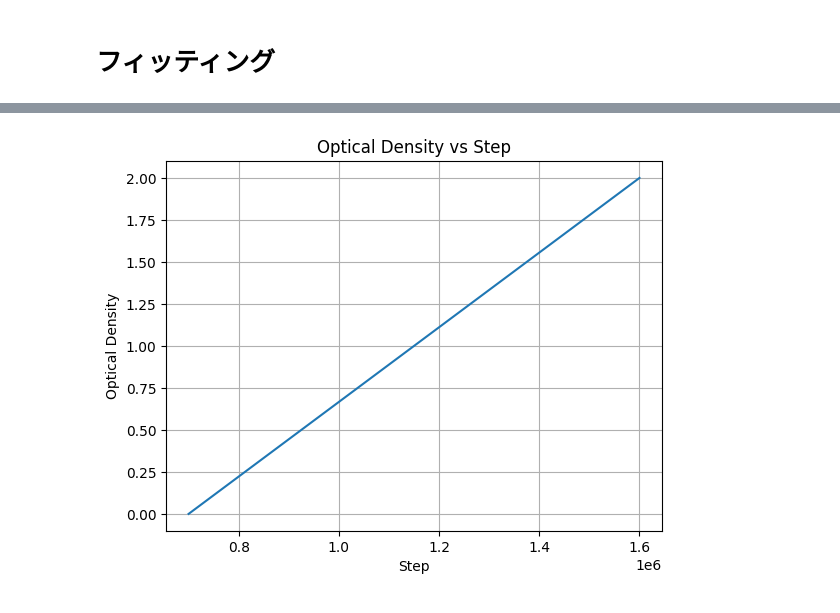
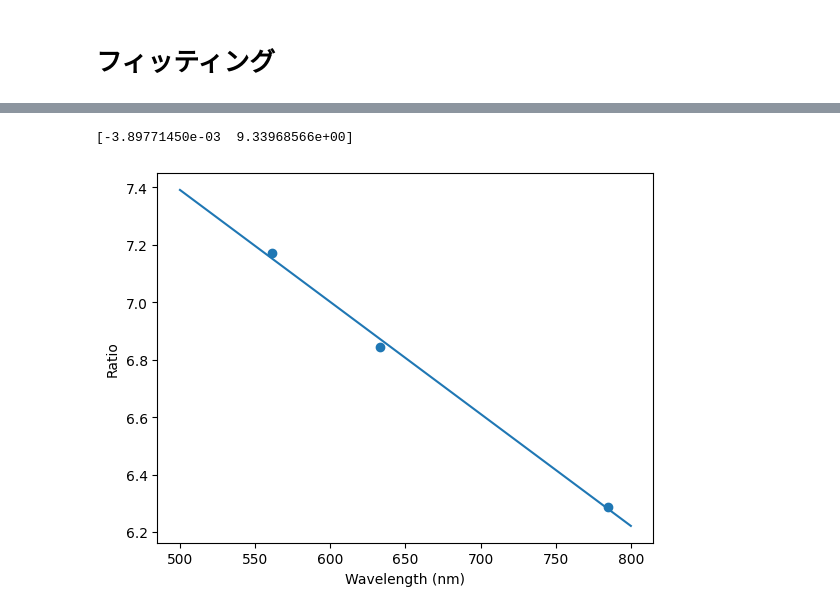
Before and after one commit to chiashi-lab/pl, a Jupyter notebook: notebook/analyse.ipynb, the cells around one changed output, grey strips where cells are left out. Cells and saved outputs as stored; diff of their text form; code cells hidden in the pictures.

```diff
--- a/notebook/analyse.ipynb
+++ b/notebook/analyse.ipynb
@@ -233,11 +150,0 @@ $$
-# %%
-for length in lengthlist:
-    df = dfdict[length]
-    plt.plot(df["step"], df["ratio_h2h_mean"], label=f"ratio_h2h_{length}mm")
-    plt.errorbar(df["step"], df["ratio_h2h_mean"], yerr=df["ratio_h2h_std"], fmt='o', capsize=5, color="black", markerfacecolor='none')
-    xpl = np.linspace(5e5, 16e5, 100)
-    plt.plot(xpl, func(xpl, *popt) * linear(length, *lpopt), label=f"fit_{length}mm")
-    plt.title(f"{length}mm")
-    plt.ylim(0, 5.0)
-    plt.legend()
-    plt.show()
@@ -248,16 +151,24 @@ for length in lengthlist:
+# %%
+fitlengthlist = []
+fitratiolist = []
+# %%
+for wavelength in lengthlist:
+    df = dfdict[wavelength]
+
+    fitlengthlist.append(wavelength)
+    fitratiolist.append(np.mean(df["ratio_h2h_mean"].to_numpy()))
+# %%
+popt, pcov = curve_fit(linear, fitlengthlist, fitratiolist)
+print(popt)
+# %% [output]
+[-3.89771450e-03  9.33968566e+00]
 # %%
-def optical_density_step(step):
-    if step <= 1.6e6:
-        return (step- 0.7e6) * 2 /0.9e6
-    else:
-        return 2
-xlist = np.linspace(0.7e6, 1.6e6, 100)
-ylist = [optical_density_step(x) for x in xlist]
+xlist = np.linspace(500, 800, 100)
+ylist = [linear(x, *popt) for x in xlist]
 plt.plot(xlist, ylist)
-plt.xlabel("Step")
-plt.ylabel("Optical Density")
-plt.title("Optical Density vs Step")
-plt.grid()
+plt.scatter(fitlengthlist, fitratiolist)
+plt.xlabel("Wavelength (nm)")
+plt.ylabel("Ratio")
 plt.show()
 # %% [output]
-[figure, old version]
+[figure, new version]
```
Also changed, not shown: parts of 18 cells of this notebook, 5 other files.
